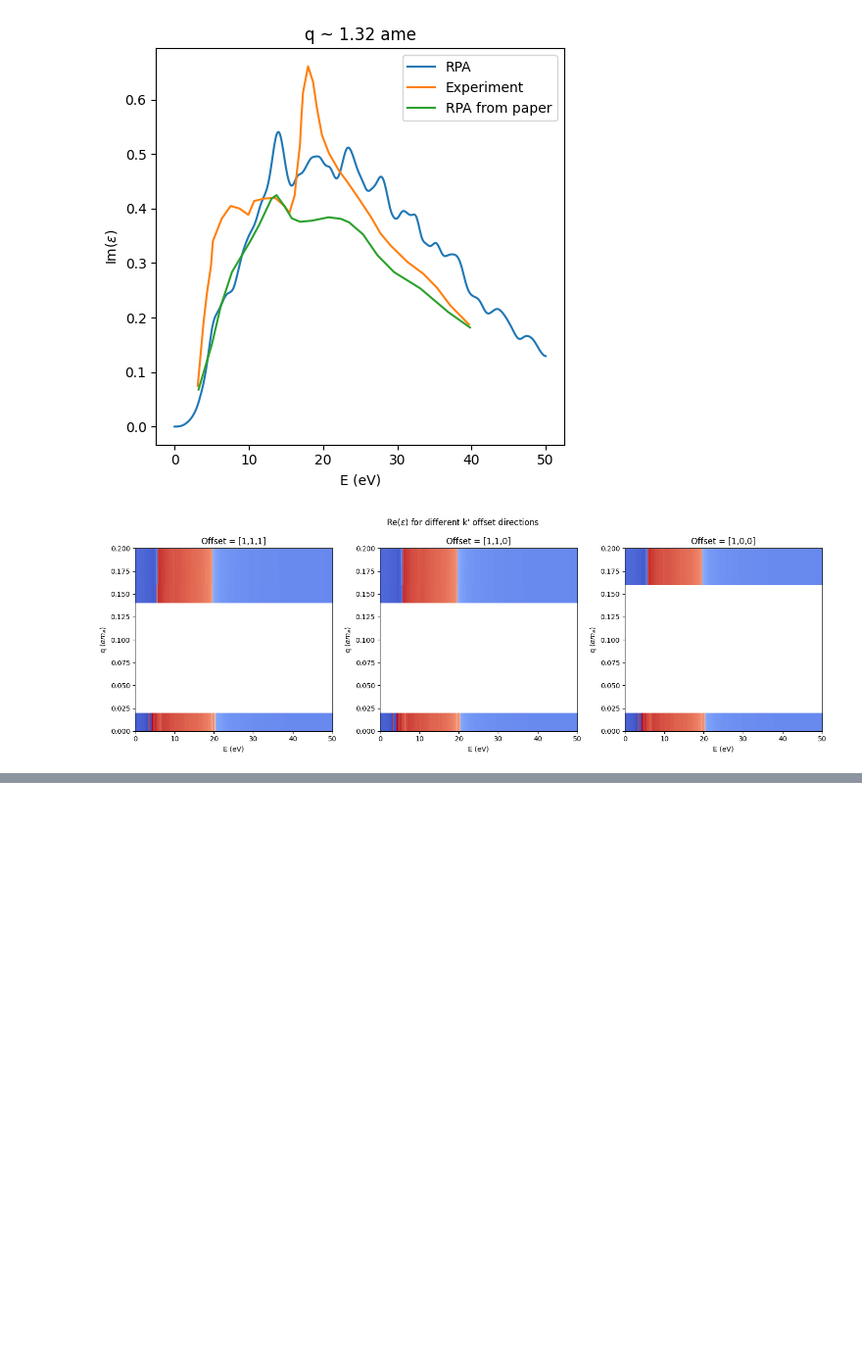
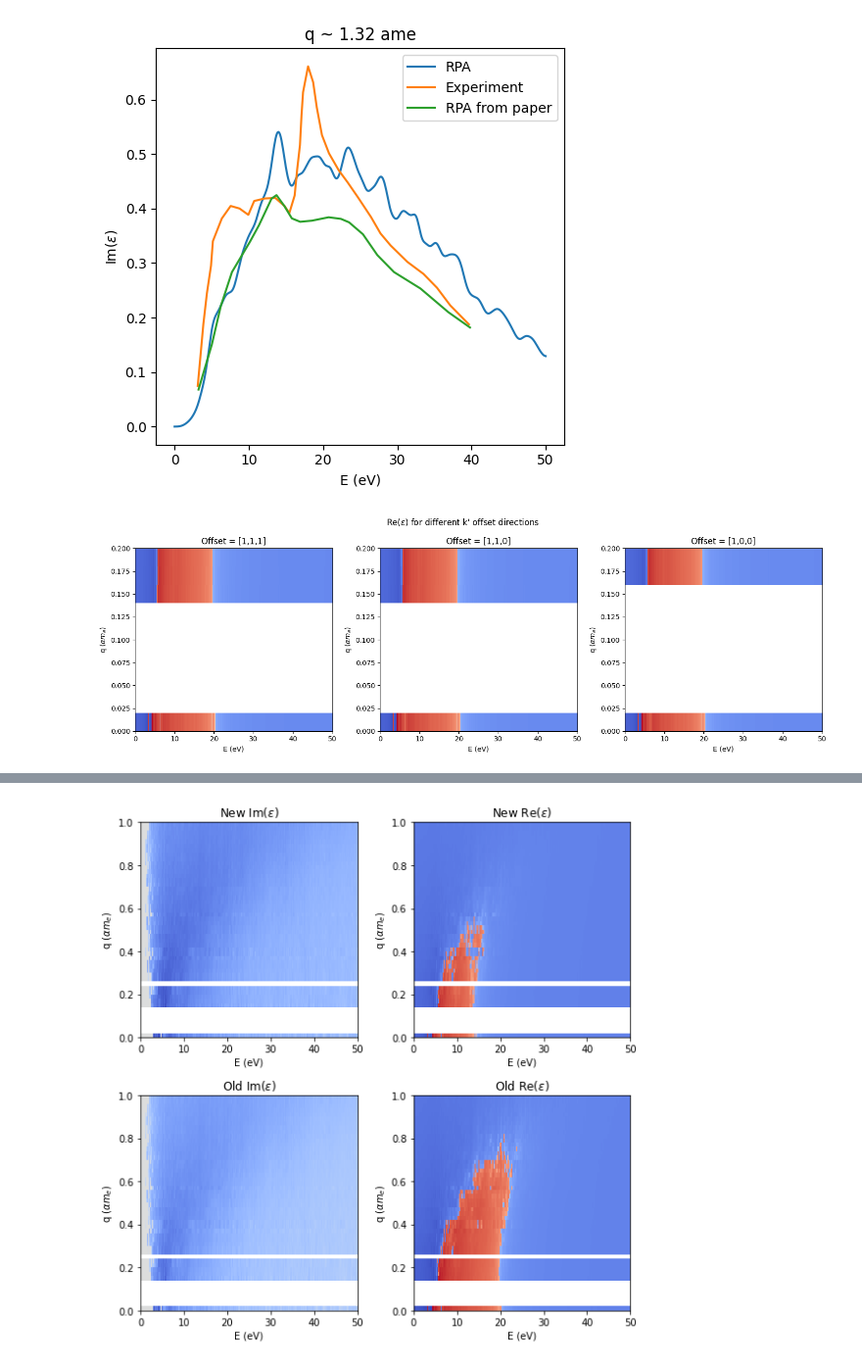
Before and after one commit to meganhott/QCDark2, a Jupyter notebook: plots.ipynb, the cells around one changed output, grey strips where cells are left out. Shown: that part at 98% size. Saved outputs shown, nothing was run; the diff lists cells and outputs as text; code cells hidden in the pictures; blank space fills up the shorter version.

```diff
--- a/plots.ipynb
+++ b/plots.ipynb
@@ -415,0 +449,40 @@ plt.tight_layout()
+# %%
+#Old vs new version of code - location of plasmon changed, Im(eps) multiplied by 5.818??
+q = np.arange(0.01, 1, parmt.dq) #alpha me
+E = np.arange(0, 50+parmt.dE, parmt.dE) #eV
+
+#new code
+binned_eps = np.load('test_resources/binned_eps.npy') #6x6x6 -> 6x6x6
+bin_centers = gen_bin_centers(q_max=1)
+eps_new = epsilon_r(bin_centers, binned_eps)
+
+#old code
+binned_eps = np.load('test_resources/epsilon_1q_50E_tz_6/binned_eps.npy') #6x6x6 -> 6x6x6
+bin_centers = gen_bin_centers(q_max=1)
+eps_old = epsilon_r(bin_centers, binned_eps)
+
+c = 'coolwarm_r'
+th = 1e-4
+re_min = np.min(np.real(eps_new[np.invert(np.isnan(eps_new))]))
+re_max = np.max(np.real(eps_new[np.invert(np.isnan(eps_new))]))
+re_max = max(-1*re_min, re_max)
+
+fig, ax = plt.subplots(2, 2, figsize=(8,8))
+
+im0 = ax[(0,0)].pcolormesh(E, q, np.imag(eps_new), cmap=c, norm=matplotlib.colors.SymLogNorm(th, vmin=-re_max, vmax=re_max))
+im1 = ax[(0,1)].pcolormesh(E, q, np.real(eps_new), cmap=c, norm=matplotlib.colors.SymLogNorm(th, vmin=-re_max, vmax=re_max))
+im2 = ax[(1,0)].pcolormesh(E, q, np.imag(eps_old), cmap=c, norm=matplotlib.colors.SymLogNorm(th, vmin=-re_max, vmax=re_max))
+im3 = ax[(1,1)].pcolormesh(E, q, kk_2d(eps_old, E, E.shape[0], corr=True), cmap=c, norm=matplotlib.colors.SymLogNorm(th, vmin=-re_max, vmax=re_max))
+
+ax[(0,0)].set_title(r'New Im($\epsilon$)')
+ax[(0,1)].set_title(r'New Re($\epsilon$)')
+ax[(1,0)].set_title(r'Old Im($\epsilon$)')
+ax[(1,1)].set_title(r'Old Re($\epsilon$)')
+
+for i in [0,1]:
+    for j in [0,1]:
+        ax[(i,j)].set_xlabel('E (eV)')
+        ax[(i,j)].set_ylabel(r'q ($\alpha m_e$)')
+plt.tight_layout()
+# %% [output]
+[figure, added]
```
Also changed, not shown: parts of 3 cells of this notebook.
